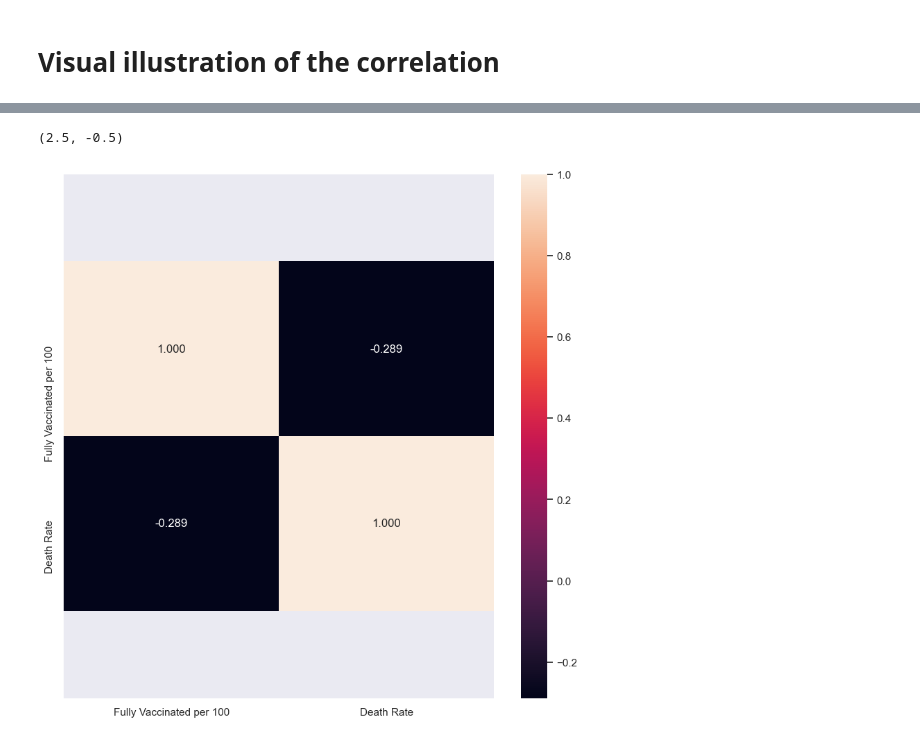
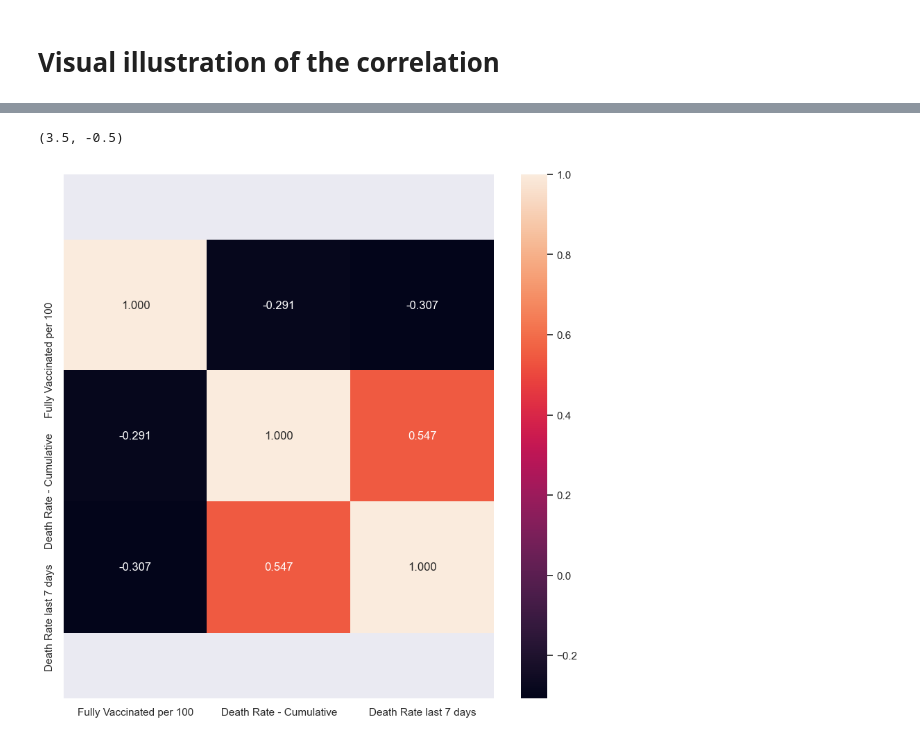
Before and after one commit to NigelGondo/Portfolio_Projects, a Jupyter notebook: Hypothesis test to see if high vaccination rates lead to lower death rates.ipynb, the cells around one changed output, grey strips where cells are left out. Saved outputs shown, nothing was run; the diff lists cells and outputs as text; code cells hidden in the pictures.

```diff
--- a/Hypothesis test to see if high vaccination rates lead to lower death rates.ipynb
+++ b/Hypothesis test to see if high vaccination rates lead to lower death rates.ipynb
@@ -60,6 +62,8 @@ global_data_new
 # %%
 #renaming the columns shifted when creating the data frame
 global_data_final = global_data_new.rename(columns={'WHO Region': 'Cumulative Cases',
-                                           'Cases - newly reported in last 24 hours':'Cumulative Deaths'})
+                                           'Cases - newly reported in last 24 hours':'Cumulative Deaths',
+                                            'Deaths - cumulative total per 100000 population':'New Deaths in the last 7 days',
+                                                    'Cases - cumulative total per 100000 population': 'New Cases in the last 7 days'})
 global_data_final
 # %% [output]
@@ -149,6 +153,8 @@ global_data_final_2
 # %%
-#Adding a new calulated column 'Death Rate'
-global_data_final_2['Death Rate'] = global_data_final_2['Cumulative Deaths']/global_data_final_2['Cumulative Cases']
+#Adding new calulated columns 'Death Rate Cumulative' and 'Death Rate last 7 days'
+global_data_final_2['Death Rate - Cumulative'] = global_data_final_2['Cumulative Deaths']/global_data_final_2['Cumulative Cases']
+
+global_data_final_2['Death Rate last 7 days'] = global_data_final_2['New Deaths in the last 7 days']/global_data_final_2['New Cases in the last 7 days']
 
 global_data_final_2
 # %% [output]
@@ -216,0 +223,13 @@ global_data_final_2
+# %%
+#rearranging the columns
+column_names = ['Country',
+                'Cumulative Cases',
+                'Cumulative Deaths',
+                'Death Rate - Cumulative',
+                'New Cases in the last 7 days',
+                'New Deaths in the last 7 days',
+                'Death Rate last 7 days']
+
+global_data_final_2 = global_data_final_2.reindex(columns = column_names)
+
+global_data_final_2
@@ -339,3 +376,7 @@ global_cases_deaths_vax
 global_cases_deaths_vax.isnull().values.any()
 # %% [output]
 False
+# %%
+#removing rows with an infs error
+global_cases_deaths_vax = global_cases_deaths_vax.drop(69, axis=0)
+global_cases_deaths_vax
@@ -427,12 +533,12 @@ plt.show()
 # %%
 #Correlation using heatmap
-global_cases_deaths_vax_2 = global_cases_deaths_vax[['Fully Vaccinated per 100', 'Death Rate']]
+global_cases_deaths_vax_2 = global_cases_deaths_vax[['Fully Vaccinated per 100', 'Death Rate - Cumulative', 'Death Rate last 7 days']]
 
 
 plt.figure(figsize = (10,10))
 ax = sns.heatmap(global_cases_deaths_vax_2.corr(), annot = True, fmt = '.3f')
 bottom, top = ax.get_ylim()
 ax.set_ylim(bottom + 0.5, top - 0.5)
 # %% [output]
-(2.5, -0.5)
+(3.5, -0.5)
-[figure, old version]
+[figure, new version]
```
Also changed, not shown: parts of 24 cells of this notebook.
